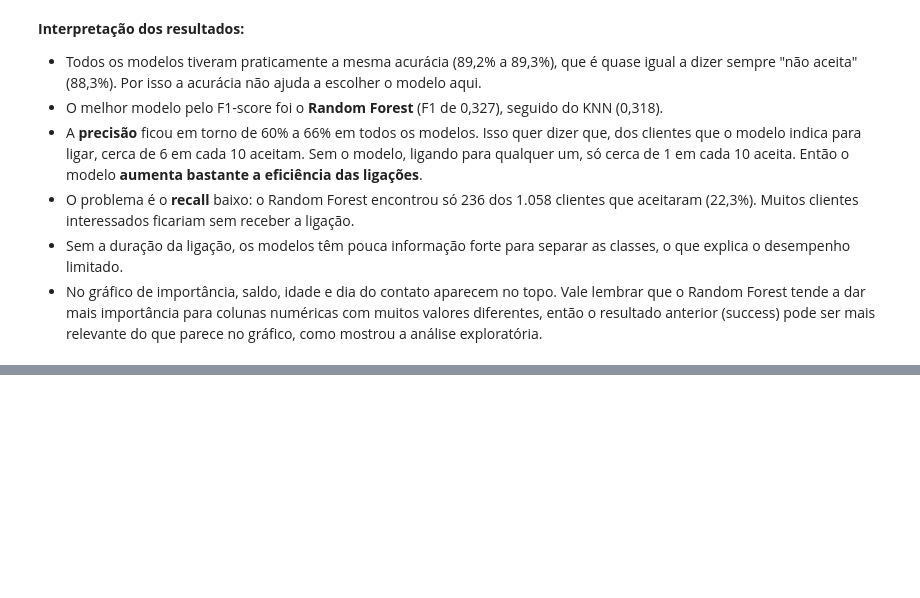
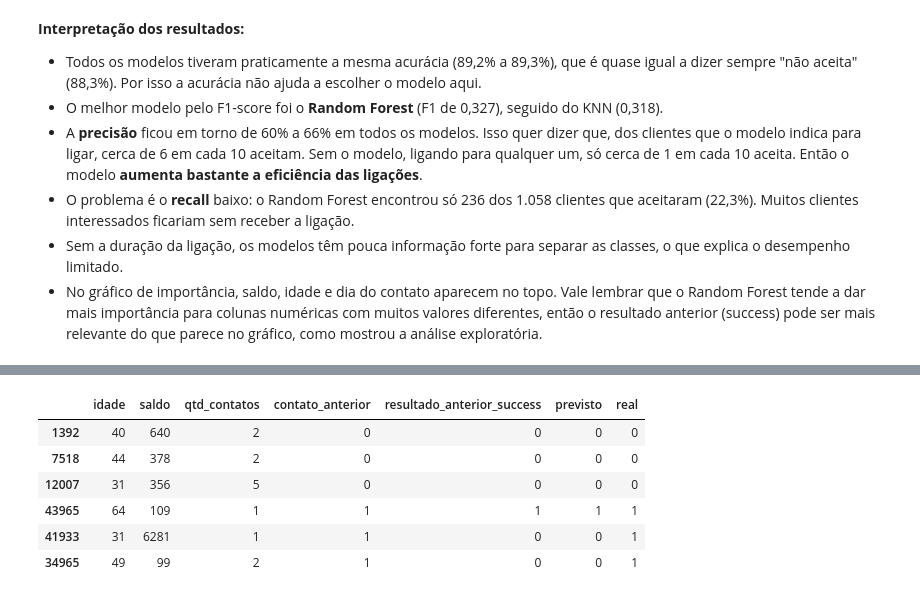
Before and after one commit to JlucasFaria/projeto-ml, a Jupyter notebook: notebooks/03_marketing_bancario.ipynb, the cells around one changed output, grey strips where cells are left out. Cells and saved outputs as stored; diff of their text form; code cells hidden in the pictures; blank space fills up the shorter version.

```diff
--- a/notebooks/03_marketing_bancario.ipynb
+++ b/notebooks/03_marketing_bancario.ipynb
@@ -441,0 +446,20 @@ plt.show()
+# %%
+melhor_modelo = modelos[melhor_nome]
+
+# pegando 3 clientes que recusaram e 3 que aceitaram
+indices = list(y_teste[y_teste == 0].index[:3]) + list(y_teste[y_teste == 1].index[:3])
+exemplos = X_teste.loc[indices]
+exemplos_pad = scaler.transform(exemplos)
+
+resultado = exemplos[['idade', 'saldo', 'qtd_contatos', 'contato_anterior', 'resultado_anterior_success']].copy()
+resultado['previsto'] = melhor_modelo.predict(exemplos_pad)
+resultado['real'] = y_teste.loc[indices].values
+resultado
+# %% [output]
+|  | idade | saldo | qtd_contatos | contato_anterior | resultado_anterior_success | previsto | real |
+| 1392 | 40 | 640 | 2 | 0 | 0 | 0 | 0 |
+| 7518 | 44 | 378 | 2 | 0 | 0 | 0 | 0 |
+| 12007 | 31 | 356 | 5 | 0 | 0 | 0 | 0 |
+| 43965 | 64 | 109 | 1 | 1 | 1 | 1 | 1 |
+| 41933 | 31 | 6281 | 1 | 1 | 0 | 0 | 1 |
+| 34965 | 49 | 99 | 2 | 1 | 0 | 0 | 1 |
```
Also changed, not shown: parts of 2 cells of this notebook.
